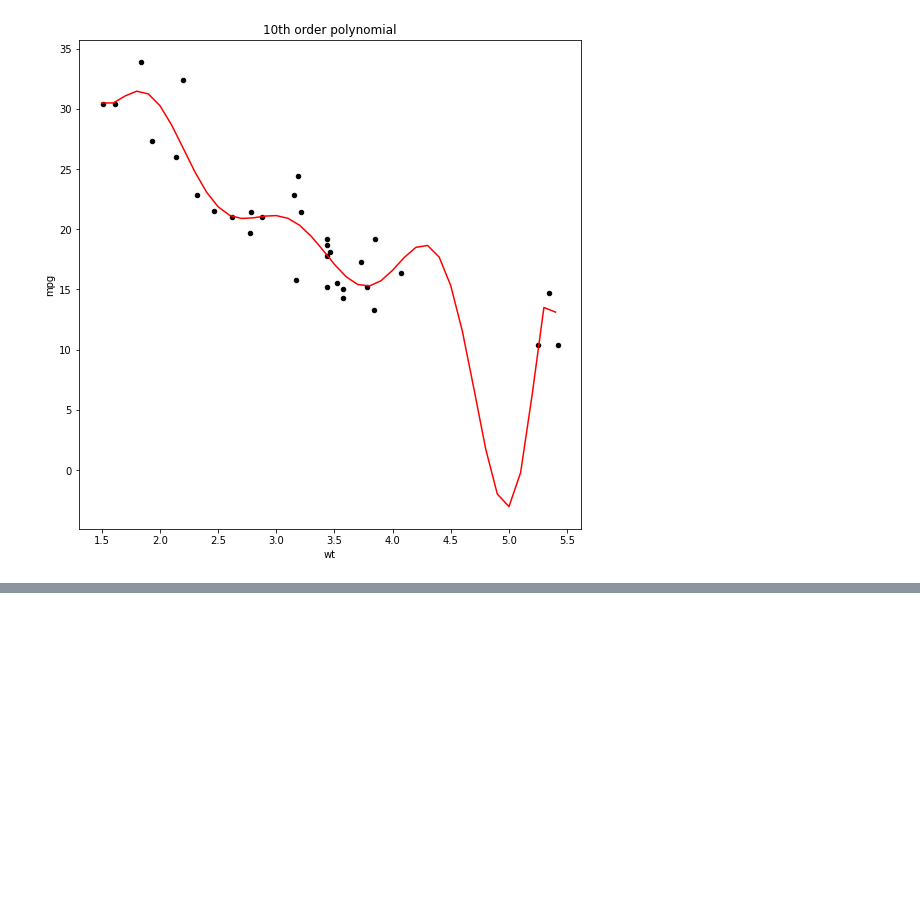
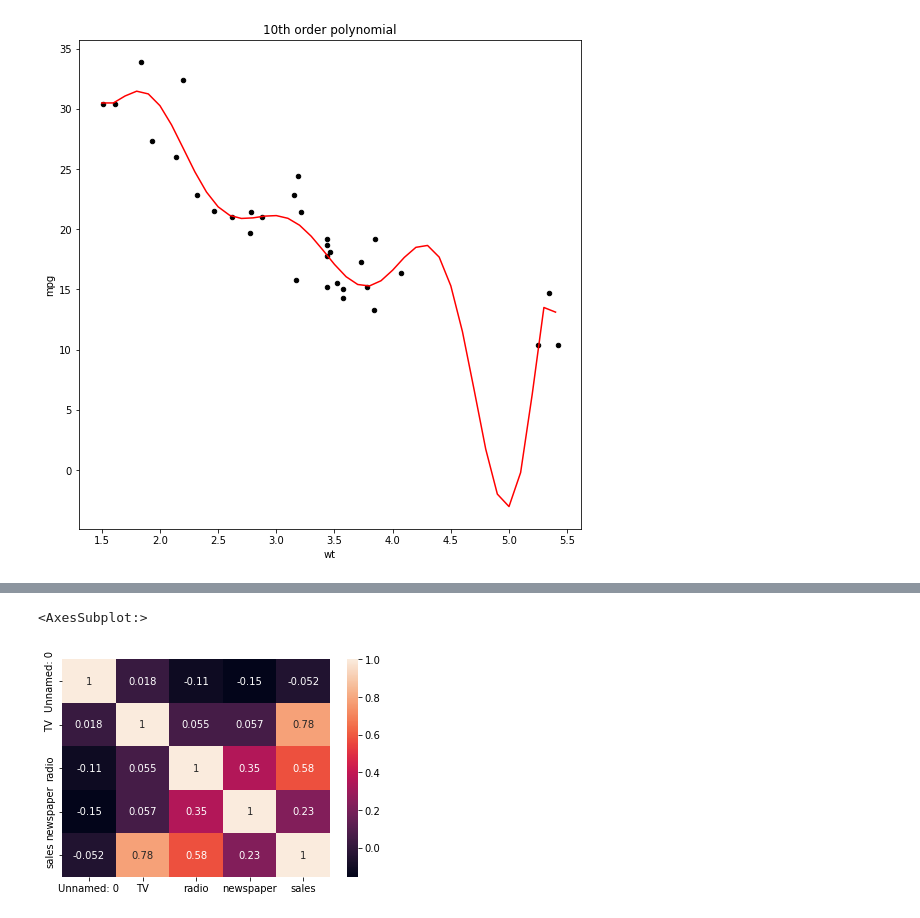
Before and after one commit to DannyNguyen24-Vietnam/Artificial-Intelligence-Course---HCMUTE---Machine-Learning---Week06, a Jupyter notebook: ARIN_Course_Week06.ipynb, the cells around one changed output, grey strips where cells are left out. Saved outputs shown, nothing was run; the diff lists cells and outputs as text; code cells hidden in the pictures; blank space fills up the shorter version.

```diff
--- a/ARIN_Course_Week06.ipynb
+++ b/ARIN_Course_Week06.ipynb
@@ -261,0 +374,7 @@ import seaborn as sns
+# %%
+# Data correlation
+correlation4 = dataframe4.corr()
+sns.heatmap(correlation4, annot = True)
+# %% [output]
+<AxesSubplot:>
+[figure, added]
```
Also changed, not shown: parts of 25 cells of this notebook.
